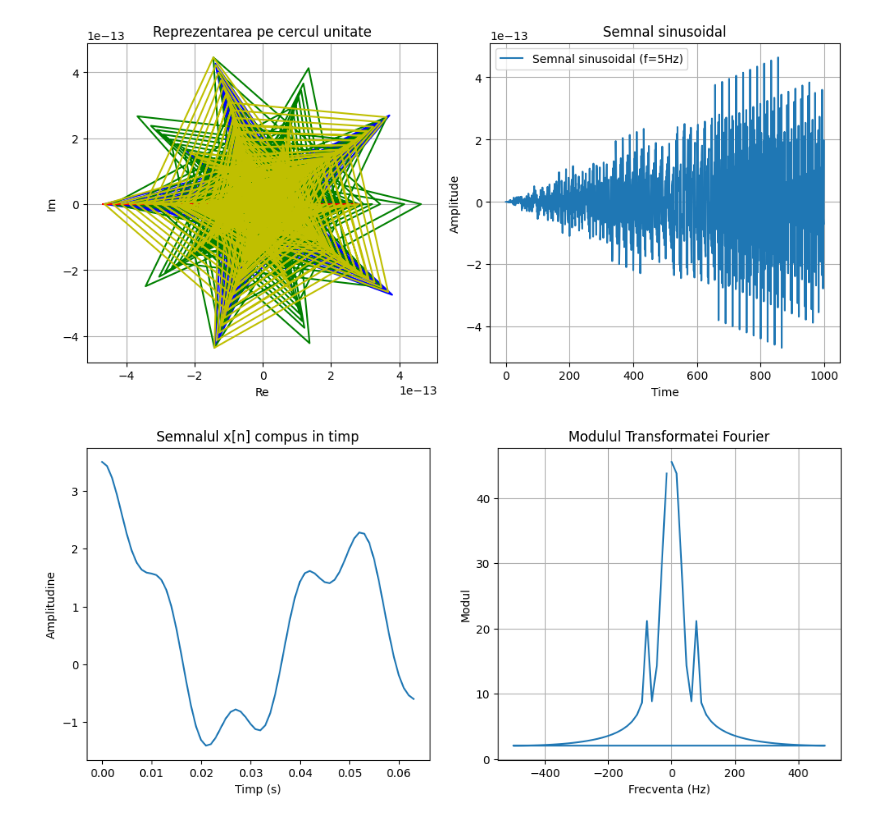
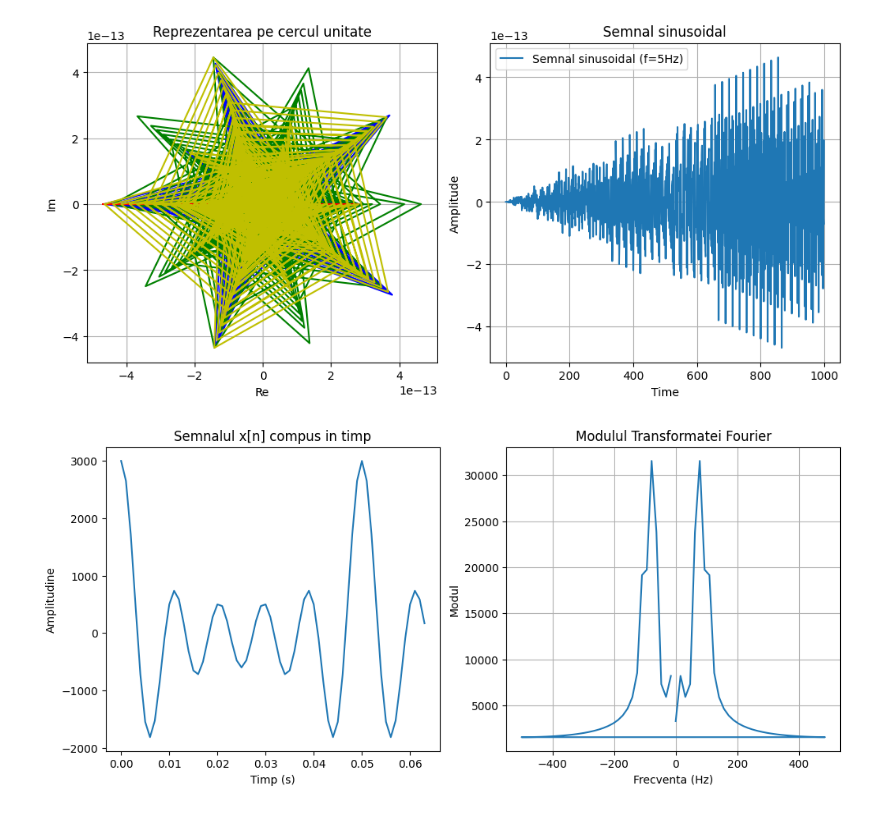
Before and after one commit to nicugnm/ProcesareaSemnalelor, a Jupyter notebook: lab3.ipynb, the cells around one changed output. Drawn from its saved outputs; the diff is of its cells as text; code cells hidden in the pictures.

```diff
--- a/lab3.ipynb
+++ b/lab3.ipynb
@@ -88,7 +88,7 @@ colors = ['b', 'g', 'r', 'y']
 fig, axs = plt.subplots(1, 2, figsize=(10, 5))
 
 for i, omega in enumerate(omega_values):
-    z = x * np.exp(-2 * np.pi * 1j * omega * n / fs)
+    z = x * np.exp(-2 * PI * 1j * omega * n / fs)
     axs[0].plot(np.real(z), np.imag(z), color=colors[i], label=f'ω={omega}Hz')
     axs[0].set_xlabel('Re')
     axs[0].set_ylabel('Im')
@@ -113,44 +113,44 @@ N = 64  # Numărul de esantioane pentru transformata Fourier
 fs = 1000  # Frecvența de eșantionare (Hz)
 t = np.linspace(0, N / fs, N, endpoint=False)  # Timpul pentru N esantioane
 
-frequencies = [5, 20, 75]  # Frecventele semnalului
-amplitudes = [1, 2, 0.5]  # Amplitudinile semnalului
+frequencies = [0, 20, 40, 60, 80, 100]  # Frecventele semnalului
+amplitudes = [0, 200, 400, 600, 800, 1000, 1200]  # Amplitudinile semnalului
 x = np.zeros(N, dtype=np.complex128)
 
 for i in range(len(frequencies)):
-    x += amplitudes[i] * np.cos(2 * np.pi * frequencies[i] * t)
+    x += amplitudes[i] * np.cos(2 * PI * frequencies[i] * t)
 
 def calculate_component(N):
     matrix = np.zeros((N, N), dtype=np.complex128)
     for w in range(N):
         for n in range(N):
-            matrix[w, n] = np.exp(-2j * np.pi * n * w / N)
+            matrix[w, n] = np.exp(-2j * PI * n * w / N)
     return matrix
 
 matrix = calculate_component(N)
 
 X = np.dot(matrix, x)
 
 # Calculul modulului transformatei Fourier
 X_magnitude = np.abs(X)
 
 # Afișați modulul transformatei Fourier
 frequencies = np.fft.fftfreq(N, 1 / fs)  # Frecventele corespunzatoare coeficienților Fourier
 
 plt.figure(figsize=(12, 5))
 plt.subplot(1, 2, 1)
 plt.plot(t, np.real(x))
 plt.title('Semnalul x[n] compus in timp')
 plt.xlabel('Timp (s)')
 plt.ylabel('Amplitudine')
 
 plt.subplot(1, 2, 2)
 plt.plot(frequencies, X_magnitude)
 plt.title('Modulul Transformatei Fourier')
 plt.xlabel('Frecventa (Hz)')
 plt.ylabel('Modul')
 plt.grid()
 
 plt.show()
 # %% [output]
-[figure, old version]
+[figure, new version]
```
